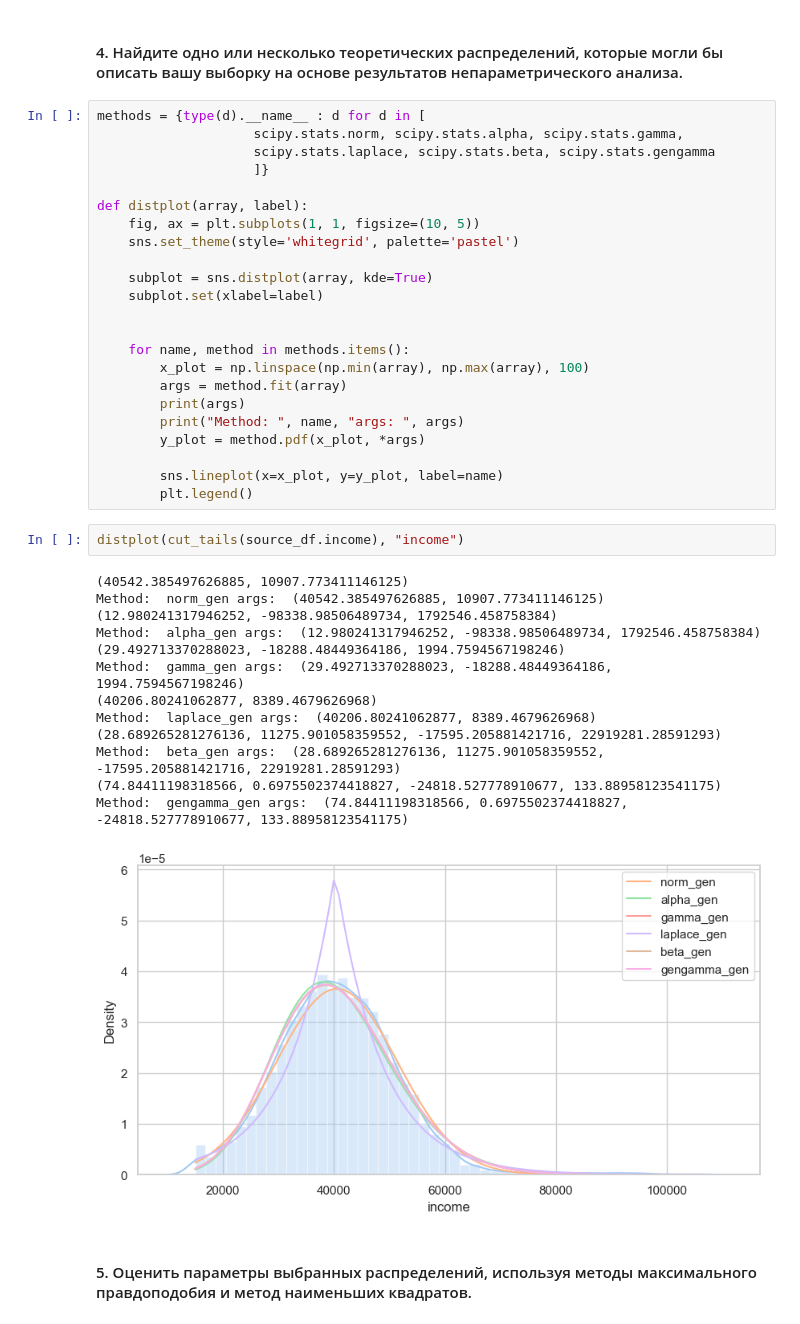
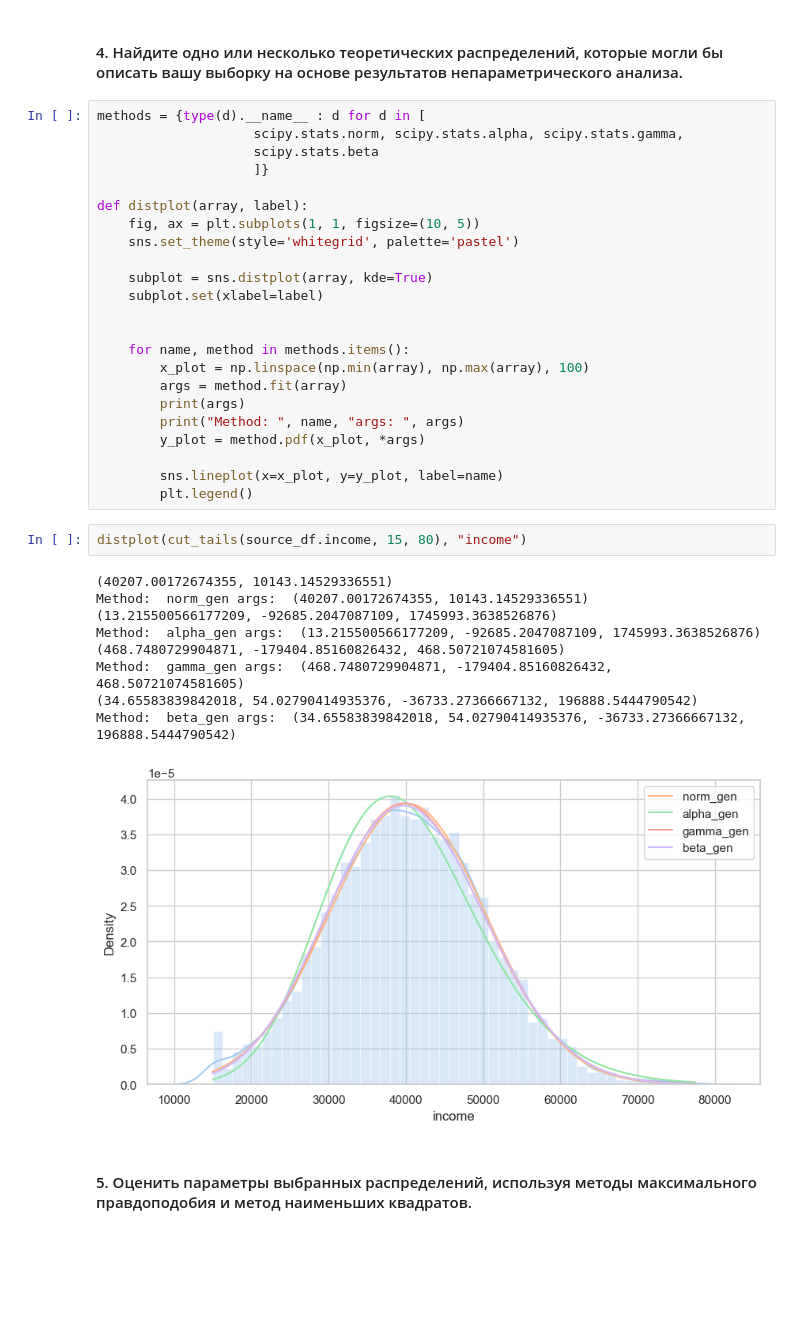
Before and after one commit to AnatolyPershinov/MFML_labs, a Jupyter notebook: lr1/salary/salary.ipynb, the cells around one changed output. Drawn from its saved outputs; the diff is of its cells as text; blank space fills up the shorter version.

```diff
--- a/lr1/salary/salary.ipynb
+++ b/lr1/salary/salary.ipynb
@@ -254,7 +254,7 @@ dtype: float64
 # %%
 methods = {type(d).__name__ : d for d in [
                     scipy.stats.norm, scipy.stats.alpha, scipy.stats.gamma,
-                    scipy.stats.laplace, scipy.stats.beta, scipy.stats.gengamma
+                    scipy.stats.beta
                     ]}
 
 def distplot(array, label):
@@ -275,20 +275,16 @@ def distplot(array, label):
         sns.lineplot(x=x_plot, y=y_plot, label=name)
         plt.legend()
 # %%
-distplot(cut_tails(source_df.income), "income")
+distplot(cut_tails(source_df.income, 15, 80), "income")
 # %% [output]
-(40542.385497626885, 10907.773411146125)
-Method:  norm_gen args:  (40542.385497626885, 10907.773411146125)
-(12.980241317946252, -98338.98506489734, 1792546.458758384)
-Method:  alpha_gen args:  (12.980241317946252, -98338.98506489734, 1792546.458758384)
-(29.492713370288023, -18288.48449364186, 1994.7594567198246)
-Method:  gamma_gen args:  (29.492713370288023, -18288.48449364186, 1994.7594567198246)
-(40206.80241062877, 8389.4679626968)
-Method:  laplace_gen args:  (40206.80241062877, 8389.4679626968)
-(28.689265281276136, 11275.901058359552, -17595.205881421716, 22919281.28591293)
-Method:  beta_gen args:  (28.689265281276136, 11275.901058359552, -17595.205881421716, 22919281.28591293)
-(74.84411198318566, 0.6975502374418827, -24818.527778910677, 133.88958123541175)
-Method:  gengamma_gen args:  (74.84411198318566, 0.6975502374418827, -24818.527778910677, 133.88958123541175)
+(40207.00172674355, 10143.14529336551)
+Method:  norm_gen args:  (40207.00172674355, 10143.14529336551)
+(13.215500566177209, -92685.2047087109, 1745993.3638526876)
+Method:  alpha_gen args:  (13.215500566177209, -92685.2047087109, 1745993.3638526876)
+(468.7480729904871, -179404.85160826432, 468.50721074581605)
+Method:  gamma_gen args:  (468.7480729904871, -179404.85160826432, 468.50721074581605)
+(34.65583839842018, 54.02790414935376, -36733.27366667132, 196888.5444790542)
+Method:  beta_gen args:  (34.65583839842018, 54.02790414935376, -36733.27366667132, 196888.5444790542)
-[figure, old version]
+[figure, new version]
 # %% [markdown]
 #### 5. Оценить параметры выбранных распределений, используя методы максимального правдоподобия и метод наименьших квадратов.
```
Also changed, not shown: parts of 17 cells of this notebook.
